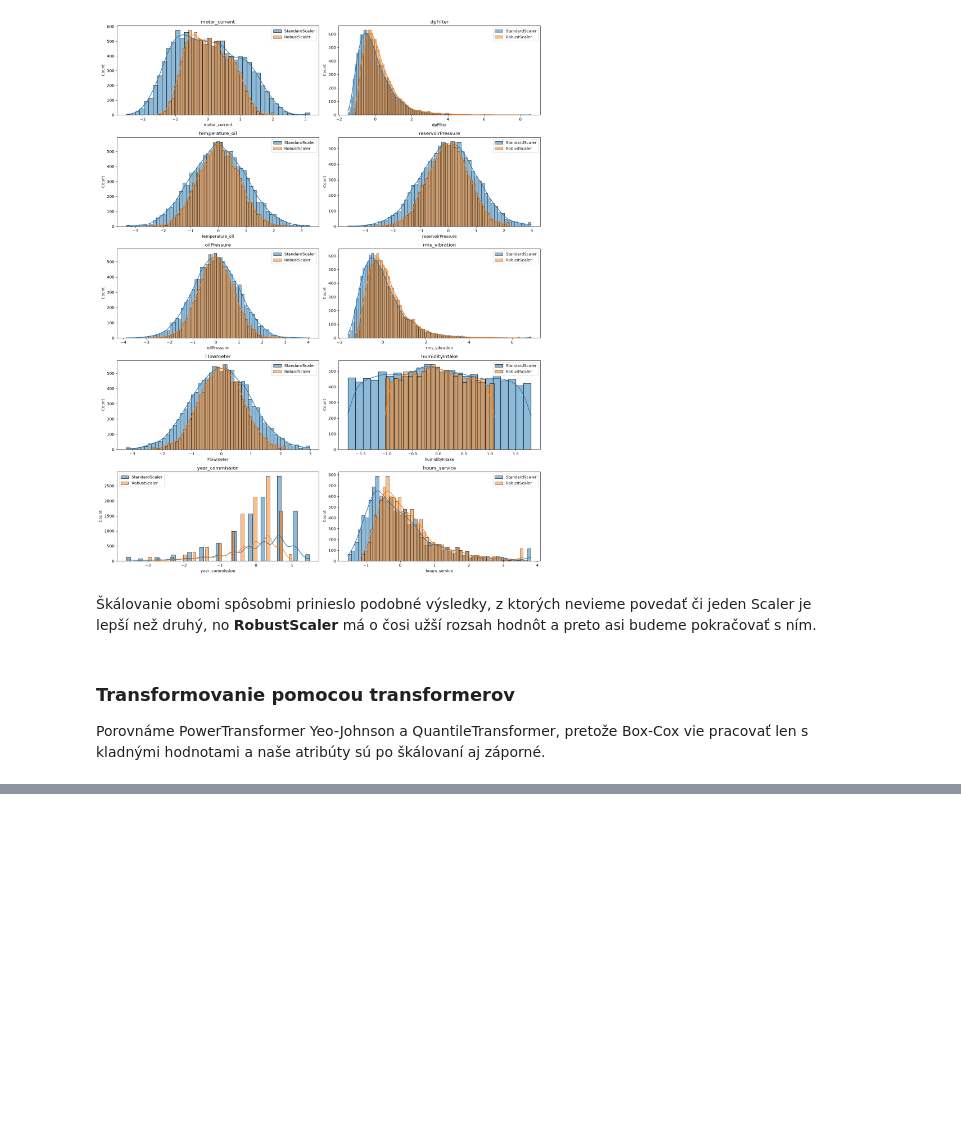
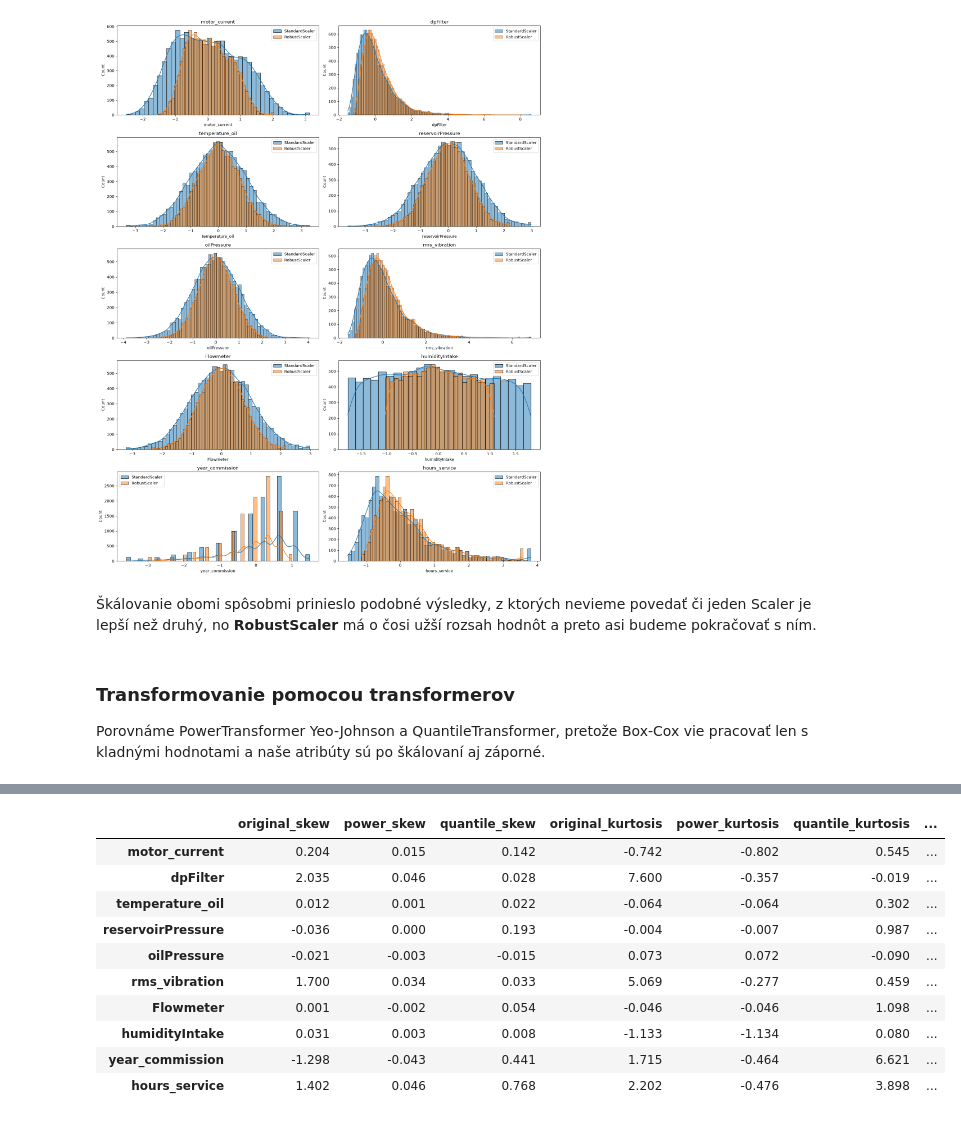
Before and after one commit to Langos428/IAU_projekt, a Jupyter notebook: faza2.ipynb, the cells around one changed output, grey strips where cells are left out. Drawn from its saved outputs; the diff is of its cells as text; code cells hidden in the pictures; blank space fills up the shorter version.

```diff
--- a/faza2.ipynb
+++ b/faza2.ipynb
@@ -233,0 +238,30 @@ plt.show()
+# %%
+pd.DataFrame({
+    'original_skew': train_df[attributes].apply(stats.skew).round(3),
+    'power_skew': power_transformed[attributes].apply(stats.skew).round(3),
+    'quantile_skew': quantile_transformed[attributes].apply(stats.skew).round(3),
+
+    'original_kurtosis': train_df[attributes].apply(stats.kurtosis).round(3),
+    'power_kurtosis': power_transformed[attributes].apply(stats.kurtosis).round(3),
+    'quantile_kurtosis': quantile_transformed[attributes].apply(stats.kurtosis).round(3),
+
+    'original_mean': train_df[attributes].mean().round(3),
+    'power_mean': power_transformed[attributes].mean().round(3),
+    'quantile_mean': quantile_transformed[attributes].mean().round(3),
+
+    'original_std': train_df[attributes].std().round(3),
+    'power_std': power_transformed[attributes].std().round(3),
+    'quantile_std': quantile_transformed[attributes].std().round(3),
+})
+# %% [output]
+|  | original_skew | power_skew | quantile_skew | original_kurtosis | power_kurtosis | quantile_kurtosis | ... |
+| motor_current | 0.204 | 0.015 | 0.142 | -0.742 | -0.802 | 0.545 | ... |
+| dpFilter | 2.035 | 0.046 | 0.028 | 7.600 | -0.357 | -0.019 | ... |
+| temperature_oil | 0.012 | 0.001 | 0.022 | -0.064 | -0.064 | 0.302 | ... |
+| reservoirPressure | -0.036 | 0.000 | 0.193 | -0.004 | -0.007 | 0.987 | ... |
+| oilPressure | -0.021 | -0.003 | -0.015 | 0.073 | 0.072 | -0.090 | ... |
+| rms_vibration | 1.700 | 0.034 | 0.033 | 5.069 | -0.277 | 0.459 | ... |
+| Flowmeter | 0.001 | -0.002 | 0.054 | -0.046 | -0.046 | 1.098 | ... |
+| humidityIntake | 0.031 | 0.003 | 0.008 | -1.133 | -1.134 | 0.080 | ... |
+| year_commission | -1.298 | -0.043 | 0.441 | 1.715 | -0.464 | 6.621 | ... |
+| hours_service | 1.402 | 0.046 | 0.768 | 2.202 | -0.476 | 3.898 | ... |
```
Also changed, not shown: parts of 3 cells of this notebook.
